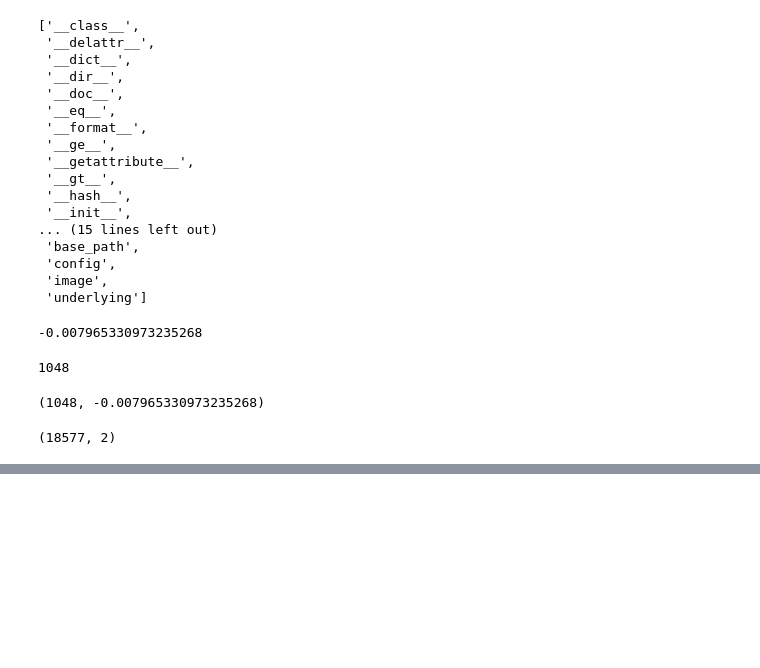
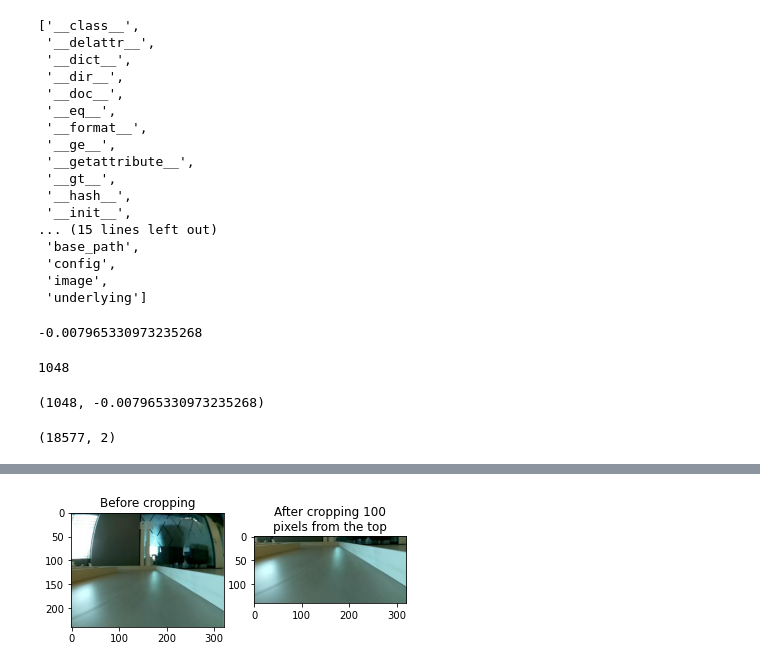
Before and after one commit to ilmaruduste/donkey-car-implemented-lag, a Jupyter notebook: eda1.ipynb, the cells around one changed output, grey strips where cells are left out. Saved outputs shown, nothing was run; the diff lists cells and outputs as text; code cells hidden in the pictures; blank space fills up the shorter version.

```diff
--- a/eda1.ipynb
+++ b/eda1.ipynb
@@ -171,0 +192,20 @@ angle_time
+# %%
+def crop_and_show_difference(img, crop_top = 100):
+    orig_img = mpimg.imread(img)
+    cropped_img = orig_img[crop_top:]
+
+    fig = plt.figure()
+
+    ax = fig.add_subplot(1,2,1)
+    imgplot = plt.imshow(orig_img)
+    ax.set_title('Before cropping')
+
+    ax = fig.add_subplot(1,2,2)
+    imgplot = plt.imshow(cropped_img)
+    ax.set_title('After cropping ' + str(crop_top) + '\npixels from the top')
+
+    imgplot
+# %%
+crop_and_show_difference('./data/tub_85_22-03-31/images/8771_cam_image_array_.jpg')
+# %% [output]
+[figure, added]
```
Also changed, not shown: parts of 13 cells of this notebook.
